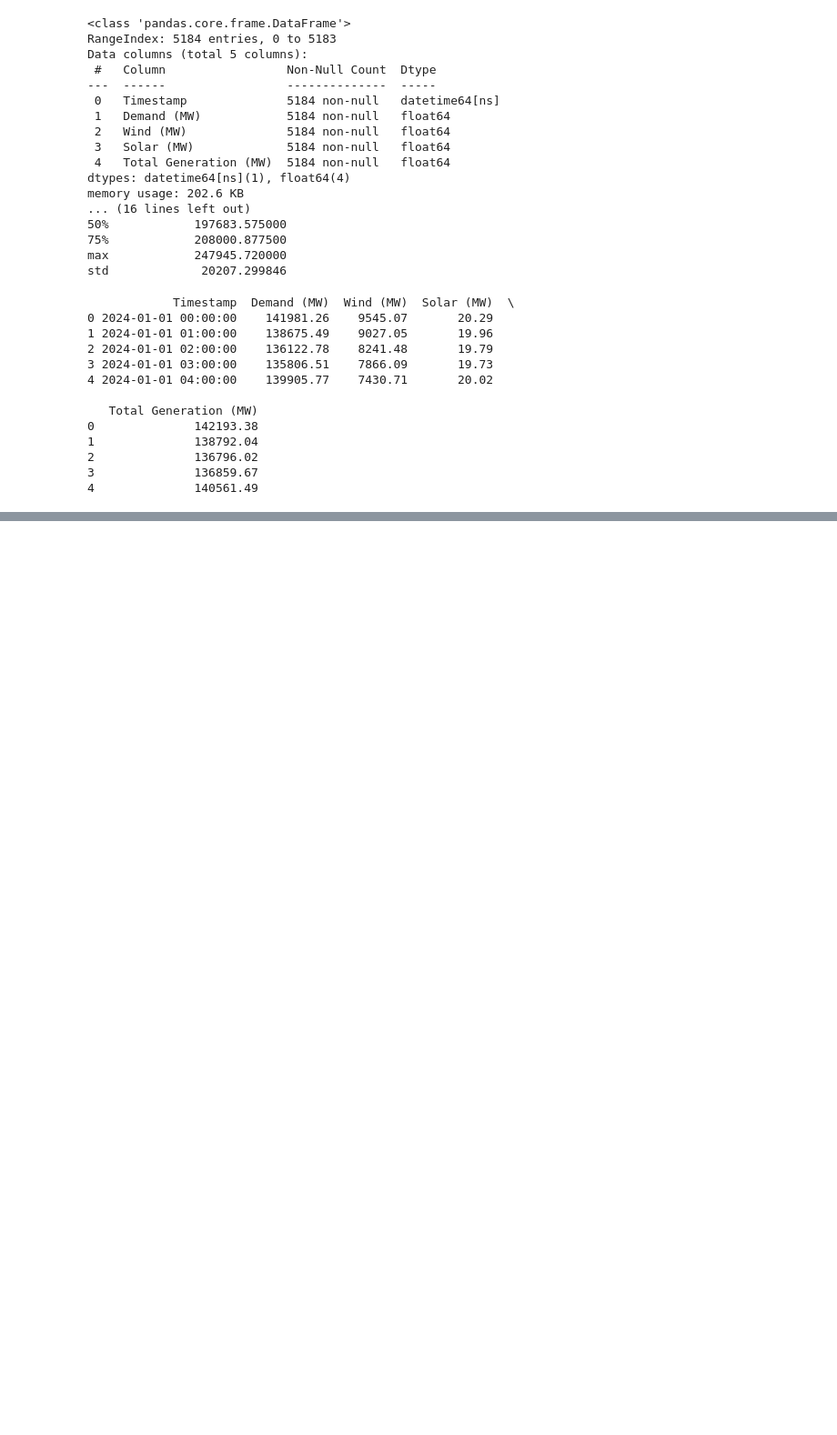
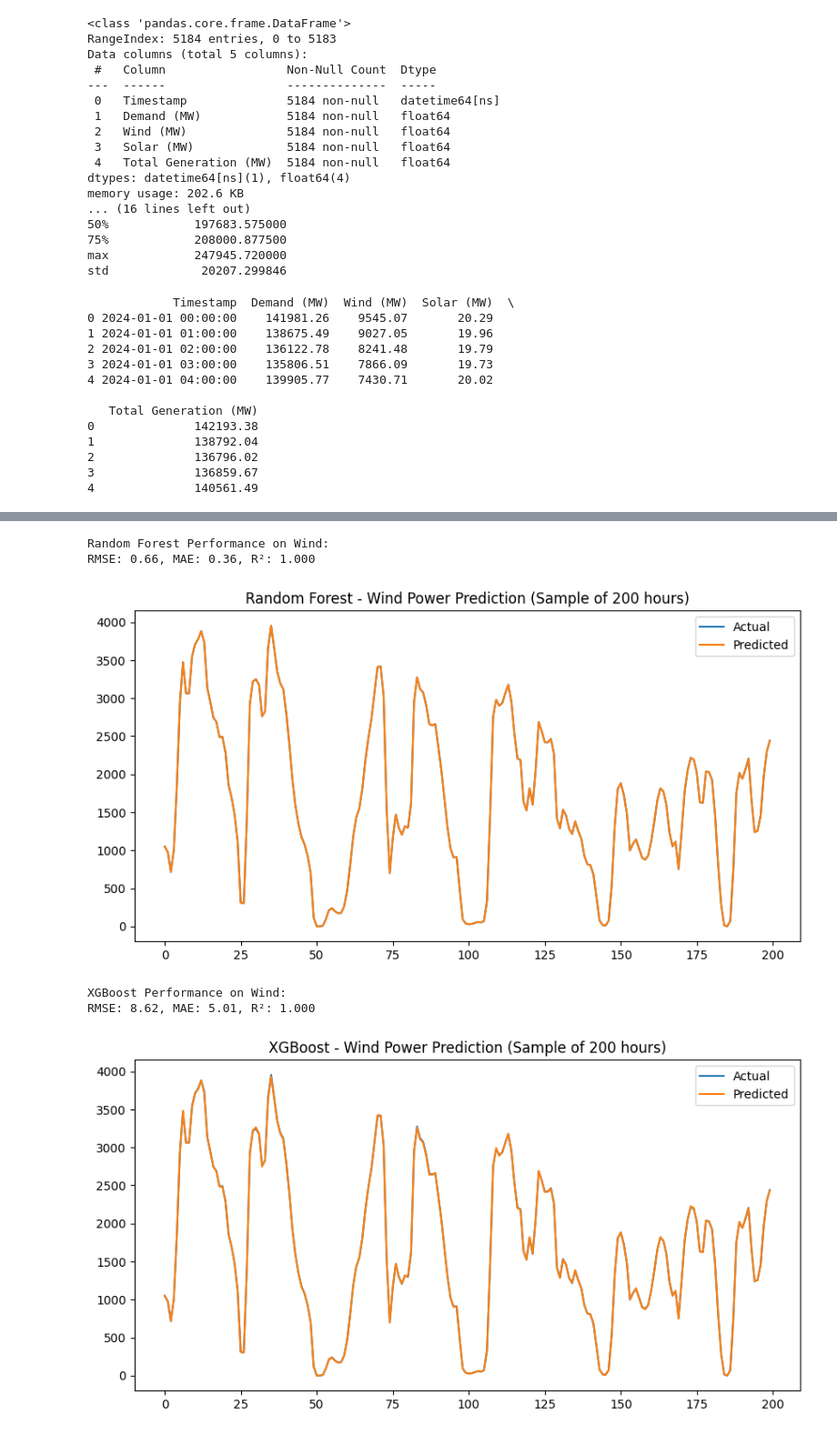
Before and after one commit to Zuhair0000/FYP-Research, a Jupyter notebook: FYP_research.ipynb, the cells around one changed output, grey strips where cells are left out. Shown at 91% size. Saved outputs shown, nothing was run; the diff lists cells and outputs as text; code cells hidden in the pictures; blank space fills up the shorter version.

```diff
--- a/FYP_research.ipynb
+++ b/FYP_research.ipynb
@@ -263,0 +347,3 @@ print(india_df.head())
+# %%
+rf_wind = RandomForestRegressor(n_estimators=200, random_state=42)
+rf_wind.fit(X_train_wind, y_train_wind)
@@ -263,0 +352,3 @@ print(india_df.head())
+# %%
+xgb_wind = XGBRegressor(n_estimators=200, learning_rate=0.1, max_depth=6, random_state=42)
+xgb_wind.fit(X_train_wind, y_train_wind)
@@ -263,0 +382,11 @@ print(india_df.head())
+# %%
+# Wind
+results_ml.append(evaluate_model(rf_wind,  X_train_wind, y_train_wind, X_test_wind, y_test_wind, "Random Forest", "Wind"))
+results_ml.append(evaluate_model(xgb_wind, X_train_wind, y_train_wind, X_test_wind, y_test_wind, "XGBoost", "Wind"))
+# %% [output]
+Random Forest Performance on Wind:
+RMSE: 0.66, MAE: 0.36, R²: 1.000
+[figure, added]
+XGBoost Performance on Wind:
+RMSE: 8.62, MAE: 5.01, R²: 1.000
+[figure, added]
```
Also changed, not shown: parts of 48 cells of this notebook.
